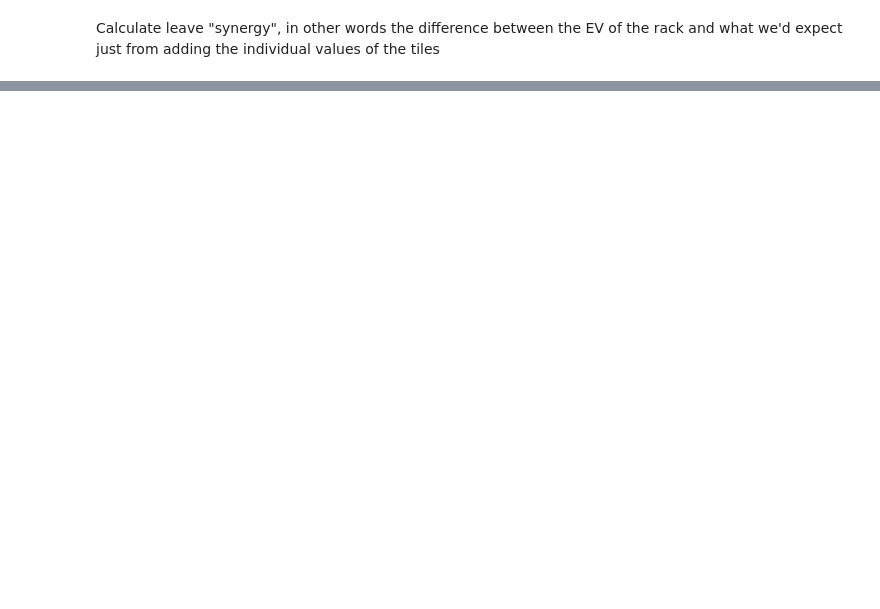
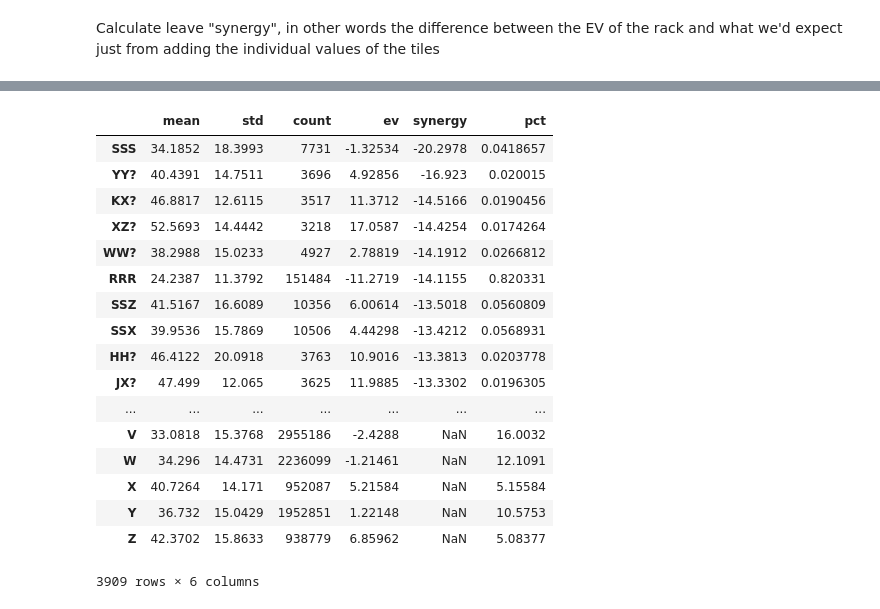
Before and after one commit to domino14/macondo, a Jupyter notebook: notebooks/superleaves.ipynb, the cells around one changed output, grey strips where cells are left out. Drawn from its saved outputs; the diff is of its cells as text; code cells hidden in the pictures; blank space fills up the shorter version.

```diff
--- a/notebooks/superleaves.ipynb
+++ b/notebooks/superleaves.ipynb
@@ -138,2 +160,23 @@ ev_df
 # %%
 ev_df.to_csv('leave_values_010619_v3.csv')
+# %%
+ev_df.sort_values('synergy')
+# %% [output]
+|  | mean | std | count | ev | synergy | pct |
+| SSS | 34.1852 | 18.3993 | 7731 | -1.32534 | -20.2978 | 0.0418657 |
+| YY? | 40.4391 | 14.7511 | 3696 | 4.92856 | -16.923 | 0.020015 |
+| KX? | 46.8817 | 12.6115 | 3517 | 11.3712 | -14.5166 | 0.0190456 |
+| XZ? | 52.5693 | 14.4442 | 3218 | 17.0587 | -14.4254 | 0.0174264 |
+| WW? | 38.2988 | 15.0233 | 4927 | 2.78819 | -14.1912 | 0.0266812 |
+| RRR | 24.2387 | 11.3792 | 151484 | -11.2719 | -14.1155 | 0.820331 |
+| SSZ | 41.5167 | 16.6089 | 10356 | 6.00614 | -13.5018 | 0.0560809 |
+| SSX | 39.9536 | 15.7869 | 10506 | 4.44298 | -13.4212 | 0.0568931 |
+| HH? | 46.4122 | 20.0918 | 3763 | 10.9016 | -13.3813 | 0.0203778 |
+| JX? | 47.499 | 12.065 | 3625 | 11.9885 | -13.3302 | 0.0196305 |
+| ... | ... | ... | ... | ... | ... | ... |
+| V | 33.0818 | 15.3768 | 2955186 | -2.4288 | NaN | 16.0032 |
+| W | 34.296 | 14.4731 | 2236099 | -1.21461 | NaN | 12.1091 |
+| X | 40.7264 | 14.171 | 952087 | 5.21584 | NaN | 5.15584 |
+| Y | 36.732 | 15.0429 | 1952851 | 1.22148 | NaN | 10.5753 |
+| Z | 42.3702 | 15.8633 | 938779 | 6.85962 | NaN | 5.08377 |
+3909 rows × 6 columns
```
Also changed, not shown: parts of 2 cells of this notebook.
